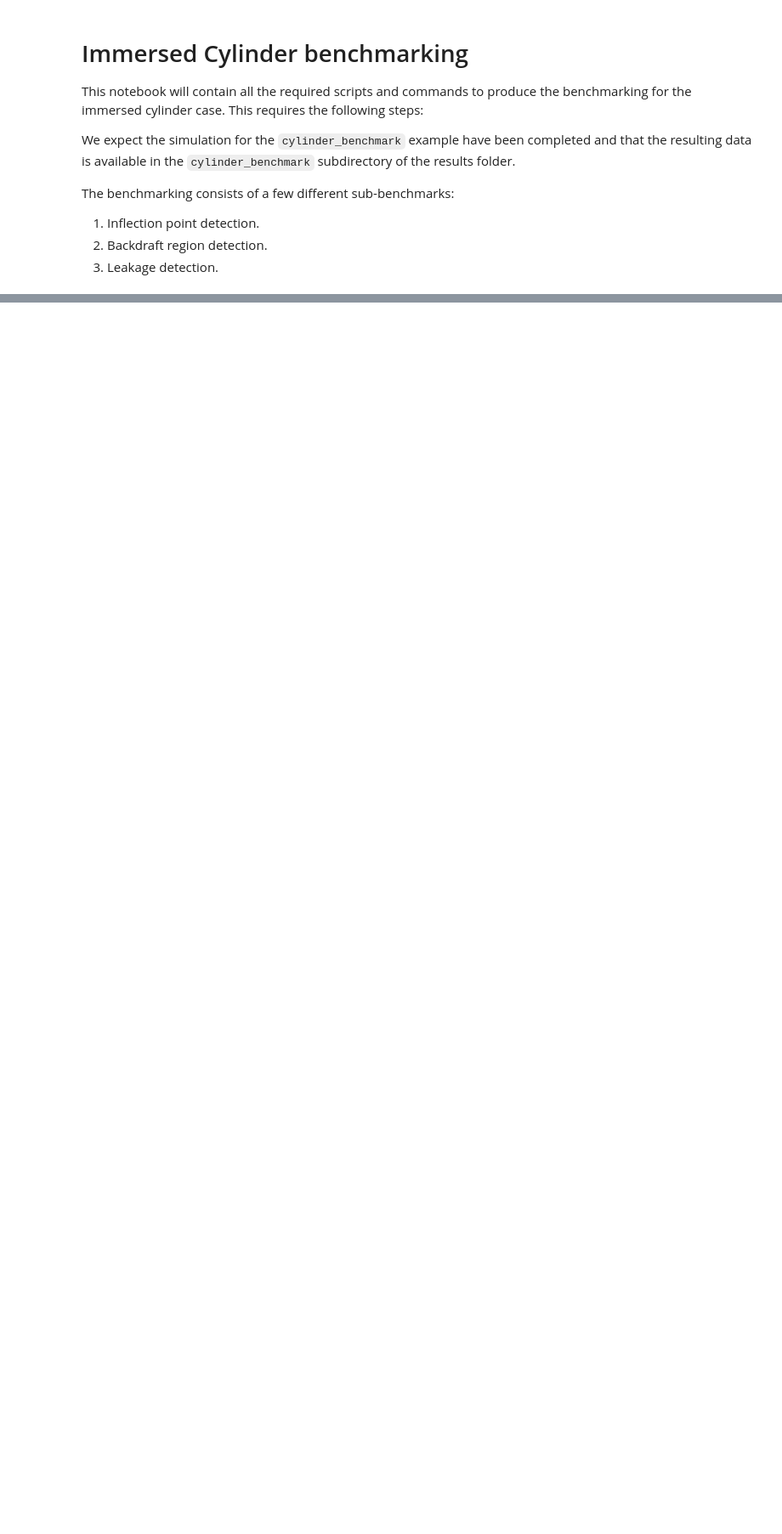
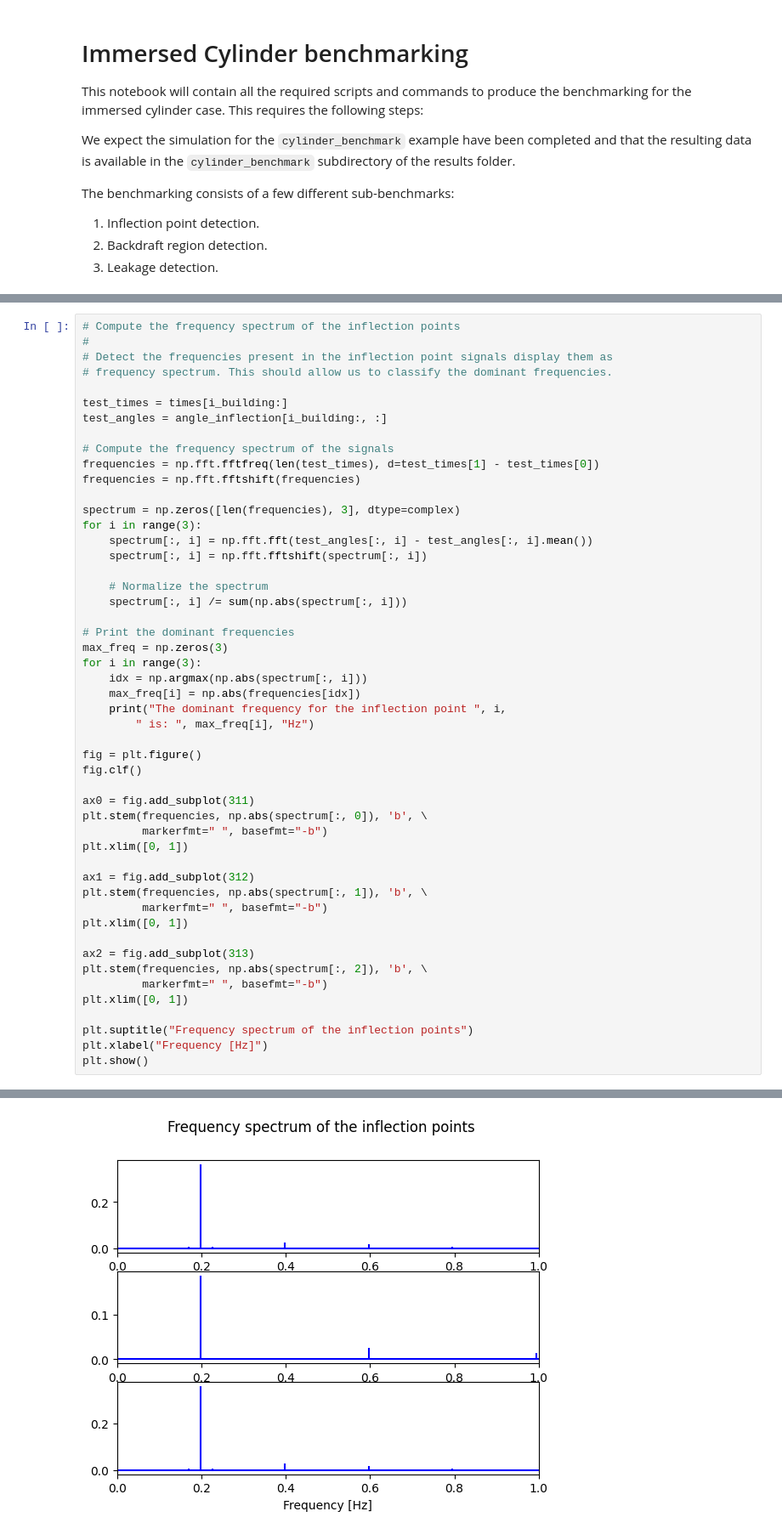
Before and after one commit to ExtremeFLOW/neko-top, a Jupyter notebook: scripts/cylinder_benchmark.ipynb, the cells around one changed output, grey strips where cells are left out. Shown at 85% size. Drawn from its saved outputs; the diff is of its cells as text; blank space fills up the shorter version.

```diff
--- a/scripts/cylinder_benchmark.ipynb
+++ b/scripts/cylinder_benchmark.ipynb
@@ -206,0 +211,51 @@ plt.show()
+# %%
+# Compute the frequency spectrum of the inflection points
+#
+# Detect the frequencies present in the inflection point signals display them as
+# frequency spectrum. This should allow us to classify the dominant frequencies.
+
+test_times = times[i_building:]
+test_angles = angle_inflection[i_building:, :]
+
+# Compute the frequency spectrum of the signals
+frequencies = np.fft.fftfreq(len(test_times), d=test_times[1] - test_times[0])
+frequencies = np.fft.fftshift(frequencies)
+
+spectrum = np.zeros([len(frequencies), 3], dtype=complex)
+for i in range(3):
+    spectrum[:, i] = np.fft.fft(test_angles[:, i] - test_angles[:, i].mean())
+    spectrum[:, i] = np.fft.fftshift(spectrum[:, i])
+
+    # Normalize the spectrum
+    spectrum[:, i] /= sum(np.abs(spectrum[:, i]))
+
+# Print the dominant frequencies
+max_freq = np.zeros(3)
+for i in range(3):
+    idx = np.argmax(np.abs(spectrum[:, i]))
+    max_freq[i] = np.abs(frequencies[idx])
+    print("The dominant frequency for the inflection point ", i,
+        " is: ", max_freq[i], "Hz")
+
+fig = plt.figure()
+fig.clf()
+
+ax0 = fig.add_subplot(311)
+plt.stem(frequencies, np.abs(spectrum[:, 0]), 'b', \
+         markerfmt=" ", basefmt="-b")
+plt.xlim([0, 1])
+
+ax1 = fig.add_subplot(312)
+plt.stem(frequencies, np.abs(spectrum[:, 1]), 'b', \
+         markerfmt=" ", basefmt="-b")
+plt.xlim([0, 1])
+
+ax2 = fig.add_subplot(313)
+plt.stem(frequencies, np.abs(spectrum[:, 2]), 'b', \
+         markerfmt=" ", basefmt="-b")
+plt.xlim([0, 1])
+
+plt.suptitle("Frequency spectrum of the inflection points")
+plt.xlabel("Frequency [Hz]")
+plt.show()
+# %% [output]
@@ -206,0 +265 @@ plt.show()
+[figure, added]
```
Also changed, not shown: parts of 13 cells of this notebook, 5 other files.
